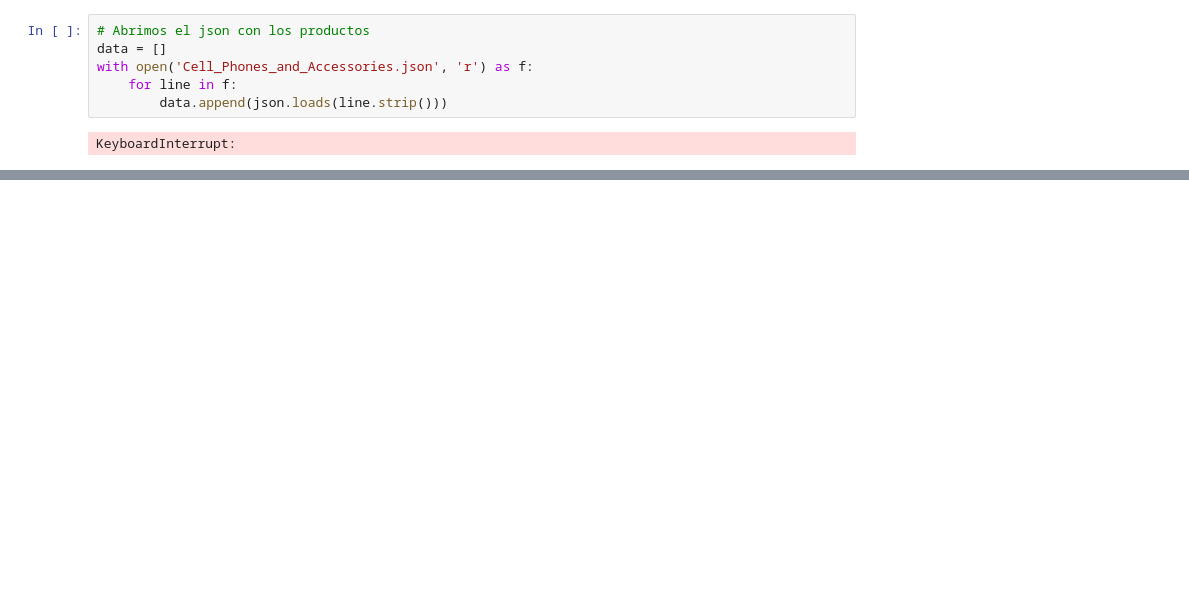
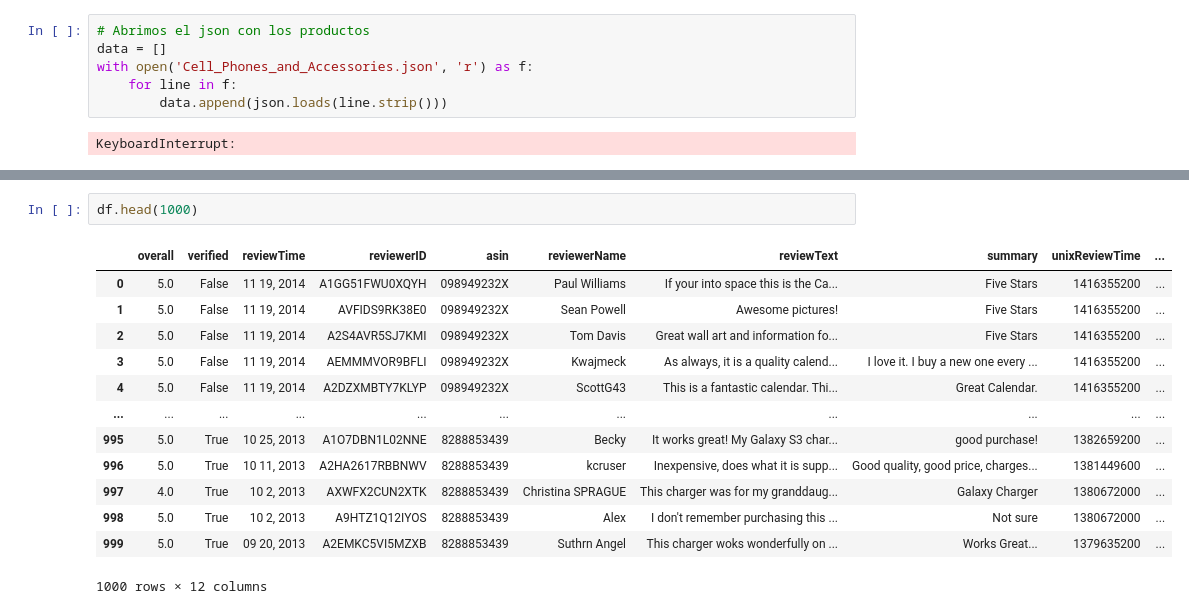
Before and after one commit to rogebautista/nlp-rogelio, a Jupyter notebook: 01-descarga-eda.ipynb, the cells around one changed output, grey strips where cells are left out. Saved outputs shown, nothing was run; the diff lists cells and outputs as text; blank space fills up the shorter version.

```diff
--- a/01-descarga-eda.ipynb
+++ b/01-descarga-eda.ipynb
@@ -35,0 +56,16 @@ print(len(df))
+# %%
+df.head(1000)
+# %% [output]
+|  | overall | verified | reviewTime | reviewerID | asin | reviewerName | reviewText | summary | unixReviewTime | ... |
+| 0 | 5.0 | False | 11 19, 2014 | A1GG51FWU0XQYH | 098949232X | Paul Williams | If your into space this is the Ca... | Five Stars | 1416355200 | ... |
+| 1 | 5.0 | False | 11 19, 2014 | AVFIDS9RK38E0 | 098949232X | Sean Powell | Awesome pictures! | Five Stars | 1416355200 | ... |
+| 2 | 5.0 | False | 11 19, 2014 | A2S4AVR5SJ7KMI | 098949232X | Tom Davis | Great wall art and information fo... | Five Stars | 1416355200 | ... |
+| 3 | 5.0 | False | 11 19, 2014 | AEMMMVOR9BFLI | 098949232X | Kwajmeck | As always, it is a quality calend... | I love it. I buy a new one every ... | 1416355200 | ... |
+| 4 | 5.0 | False | 11 19, 2014 | A2DZXMBTY7KLYP | 098949232X | ScottG43 | This is a fantastic calendar. Thi... | Great Calendar. | 1416355200 | ... |
+| ... | ... | ... | ... | ... | ... | ... | ... | ... | ... | ... |
+| 995 | 5.0 | True | 10 25, 2013 | A1O7DBN1L02NNE | 8288853439 | Becky | It works great! My Galaxy S3 char... | good purchase! | 1382659200 | ... |
+| 996 | 5.0 | True | 10 11, 2013 | A2HA2617RBBNWV | 8288853439 | kcruser | Inexpensive, does what it is supp... | Good quality, good price, charges... | 1381449600 | ... |
+| 997 | 4.0 | True | 10 2, 2013 | AXWFX2CUN2XTK | 8288853439 | Christina SPRAGUE | This charger was for my granddaug... | Galaxy Charger | 1380672000 | ... |
+| 998 | 5.0 | True | 10 2, 2013 | A9HTZ1Q12IYOS | 8288853439 | Alex | I don't remember purchasing this ... | Not sure | 1380672000 | ... |
+| 999 | 5.0 | True | 09 20, 2013 | A2EMKC5VI5MZXB | 8288853439 | Suthrn Angel | This charger woks wonderfully on ... | Works Great... | 1379635200 | ... |
+1000 rows × 12 columns
```
Also changed, not shown: parts of 24 cells of this notebook, 3 other files.
